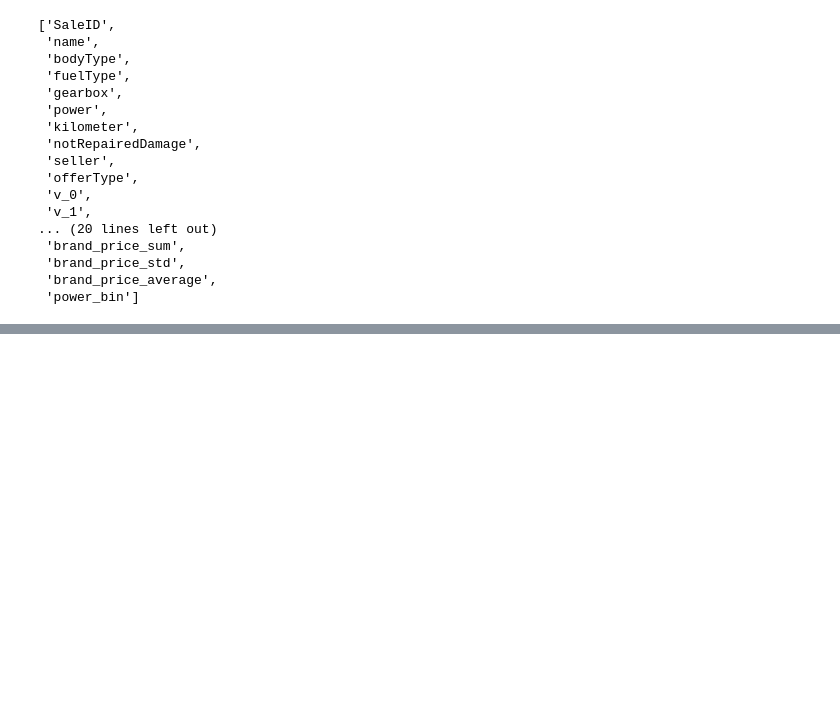
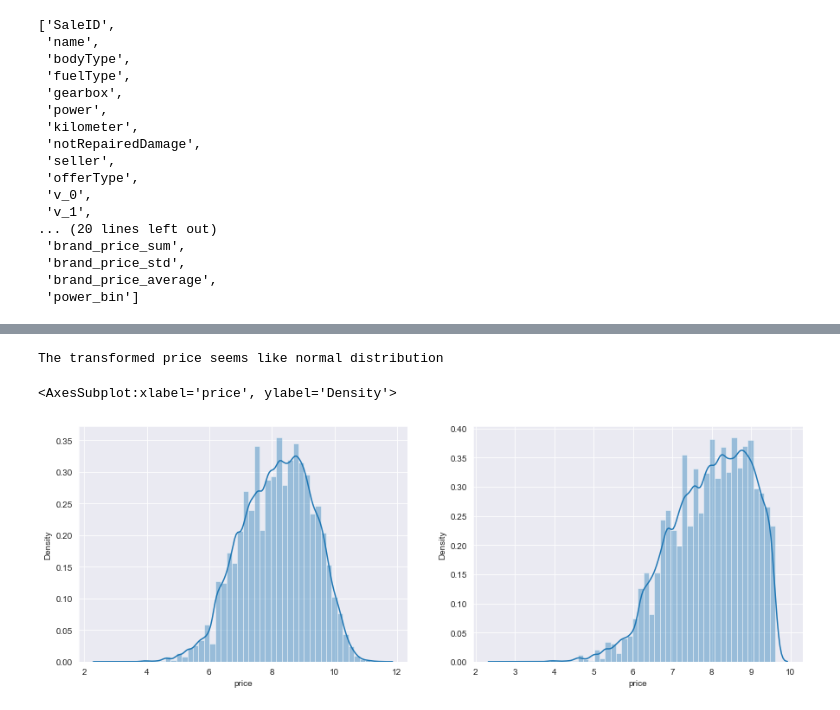
Before and after one commit to SihanWang-WHU/cars_deal_price_prediction, a Jupyter notebook: modelling.ipynb, the cells around one changed output, grey strips where cells are left out. Cells and saved outputs as stored; diff of their text form; code cells hidden in the pictures; blank space fills up the shorter version.

```diff
--- a/modelling.ipynb
+++ b/modelling.ipynb
@@ -69,0 +156,12 @@ continuous_feature_names
+# %%
+import seaborn as sns
+print('The transformed price seems like normal distribution')
+plt.figure(figsize=(15,5))
+plt.subplot(1,2,1)
+sns.distplot(train_y_ln)
+plt.subplot(1,2,2)
+sns.distplot(train_y_ln[train_y_ln < np.quantile(train_y_ln, 0.9)])
+# %% [output]
+The transformed price seems like normal distribution
+<AxesSubplot:xlabel='price', ylabel='Density'>
+[figure, added]
```
Also changed, not shown: parts of 38 cells of this notebook.
